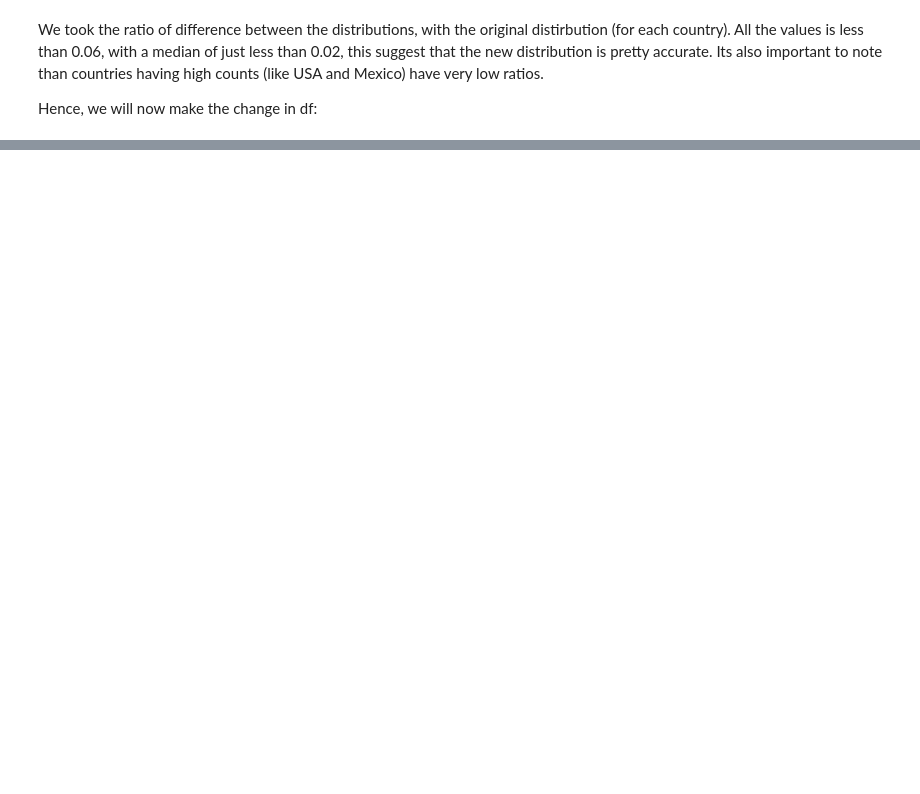
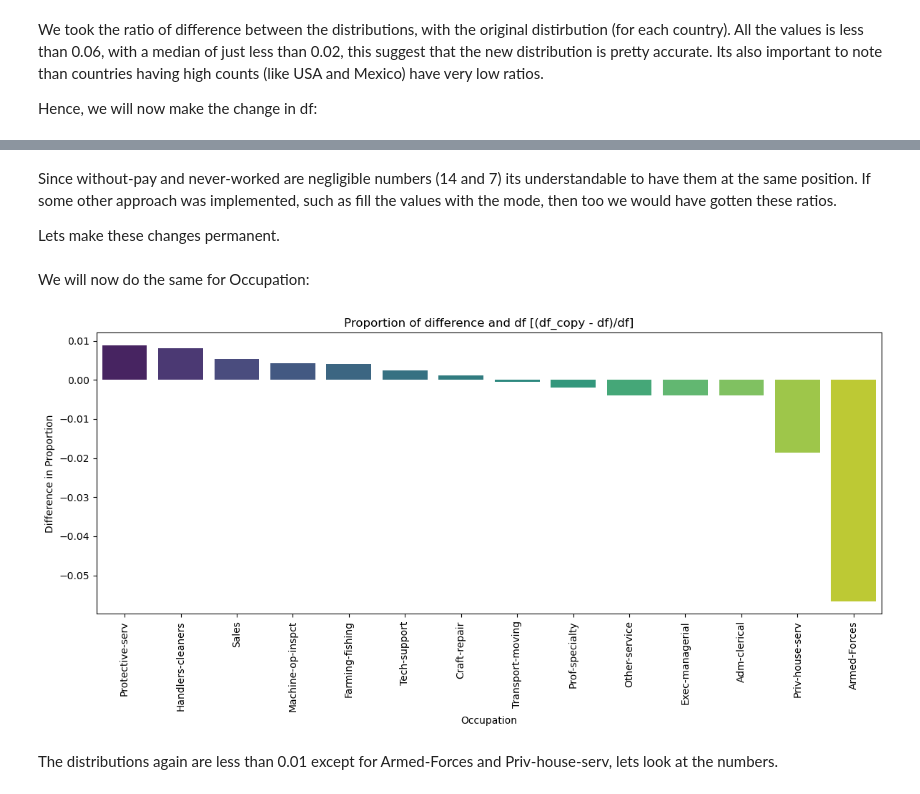
Before and after one commit to Awesome-AI-ML-DELTA25/DataCleaning, a Jupyter notebook: data_cleaning.ipynb, the cells around one changed output, grey strips where cells are left out. Saved outputs shown, nothing was run; the diff lists cells and outputs as text; code cells hidden in the pictures; blank space fills up the shorter version.

```diff
--- a/data_cleaning.ipynb
+++ b/data_cleaning.ipynb
@@ -247,0 +391,58 @@ df = df_copy # Update the original df with the modified copy
+# %% [markdown]
+Since without-pay and never-worked are negligible numbers (14 and 7) its understandable to have them at the same position. If some other approach was implemented, such as fill the values with the mode, then too we would have gotten these ratios.
+
+Lets make these changes permanent.
+# %%
+df = df_copy # Update the original df with the modified copy
+# %% [markdown]
+We will now do the same for Occupation:
+# %%
+valid_occupation = df[df['occupation'] != '?']['occupation'] # Filtereing out occupation having '?'
+occupation_probs = valid_occupation.value_counts(normalize=True) # Getting a count of each occupation
+missing_count = (df['occupation'] == '?').sum() # Getting the count of missing values in the column
+
+np.random.seed(1)  # For reproducibility (get same random numbers each time)
+fill_values = np.random.choice(
+    occupation_probs.index,
+    size=missing_count,
+    p=occupation_probs.values
+)
+
+df_copy = df.copy() # Creating a copy of the DataFrame to avoid modifying the original
+df_copy['occupation'] = df_copy['occupation'].str.strip()
+
+df_copy.loc[df_copy['occupation'] == '?', 'occupation'] = fill_values # Filling the missing values with the random choices
+
+'''
+Now that df_copy has the missing values filled, lets look at the distribution of ratio of difference to original
+'''
+
+# Get occupation proportions in the original df (excluding '?')
+original_proportions = df[df['occupation'] != '?']['occupation'].value_counts(normalize=True)
+
+# Get occupation proportions in the modified df_copy (with filled '?')
+modified_proportions = df_copy['occupation'].value_counts(normalize=True)
+
+# Compute the difference in proportions between the two DataFrames
+occupation_probs_proportion_diff = ((modified_proportions - original_proportions)/original_proportions)
+
+# Sort the differences in descending order
+occupation_probs_proportion_diff = occupation_probs_proportion_diff.sort_values(ascending=False)
+
+# Filter out occupation with no difference (i.e., where the proportion is zero or negative)
+occupation_probs_proportion_diff = occupation_probs_proportion_diff[occupation_probs_proportion_diff != 0]
+
+# Plot the difference in proportions
+plt.figure(figsize=(12, 6))
+sean.barplot(x=occupation_probs_proportion_diff.index, y=occupation_probs_proportion_diff.values, hue=occupation_probs_proportion_diff.index, palette='viridis', legend=False)
+
+plt.title('Proportion of difference and df [(df_copy - df)/df]')
+plt.xlabel('Occupation')
+plt.ylabel('Difference in Proportion')
+plt.xticks(rotation=90)
+plt.tight_layout()
+plt.show()
+# %% [output]
+[figure, added]
+# %% [markdown]
+The distributions again are less than 0.01 except for Armed-Forces and Priv-house-serv, lets look at the numbers.
```
Also changed, not shown: parts of 13 cells of this notebook.
